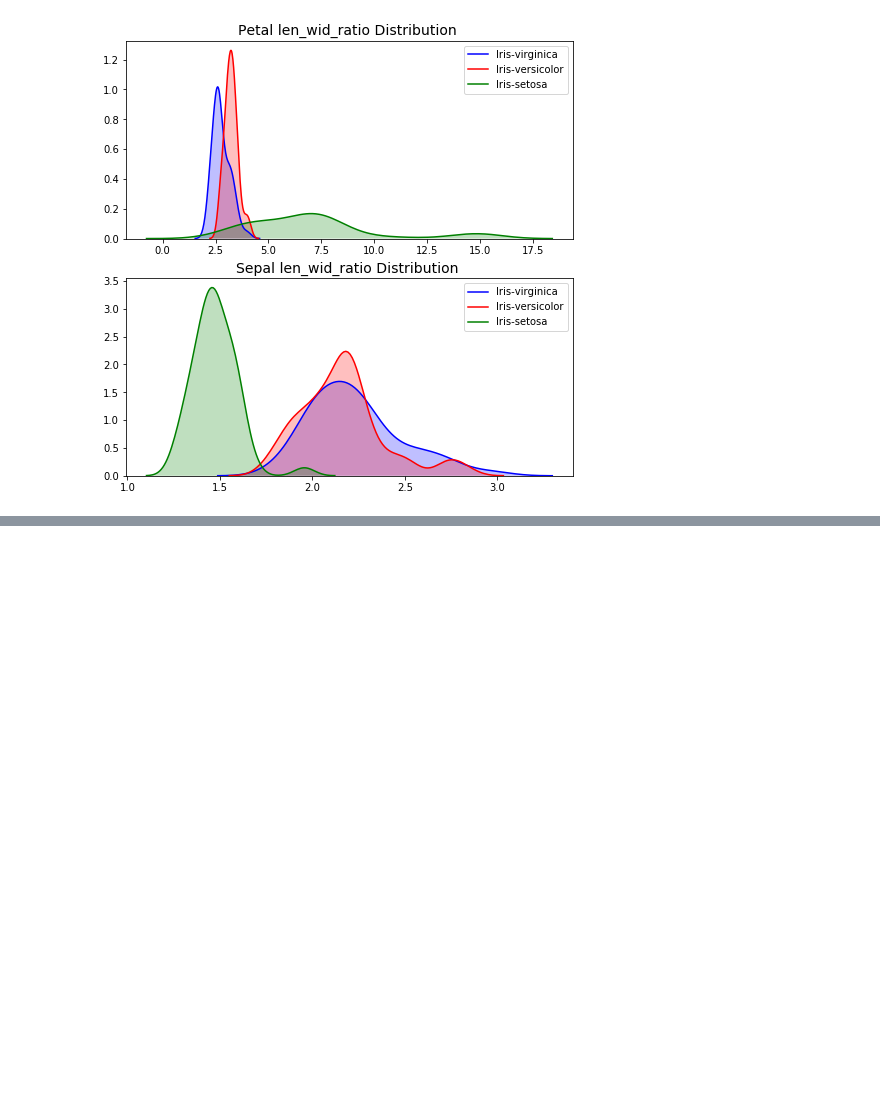
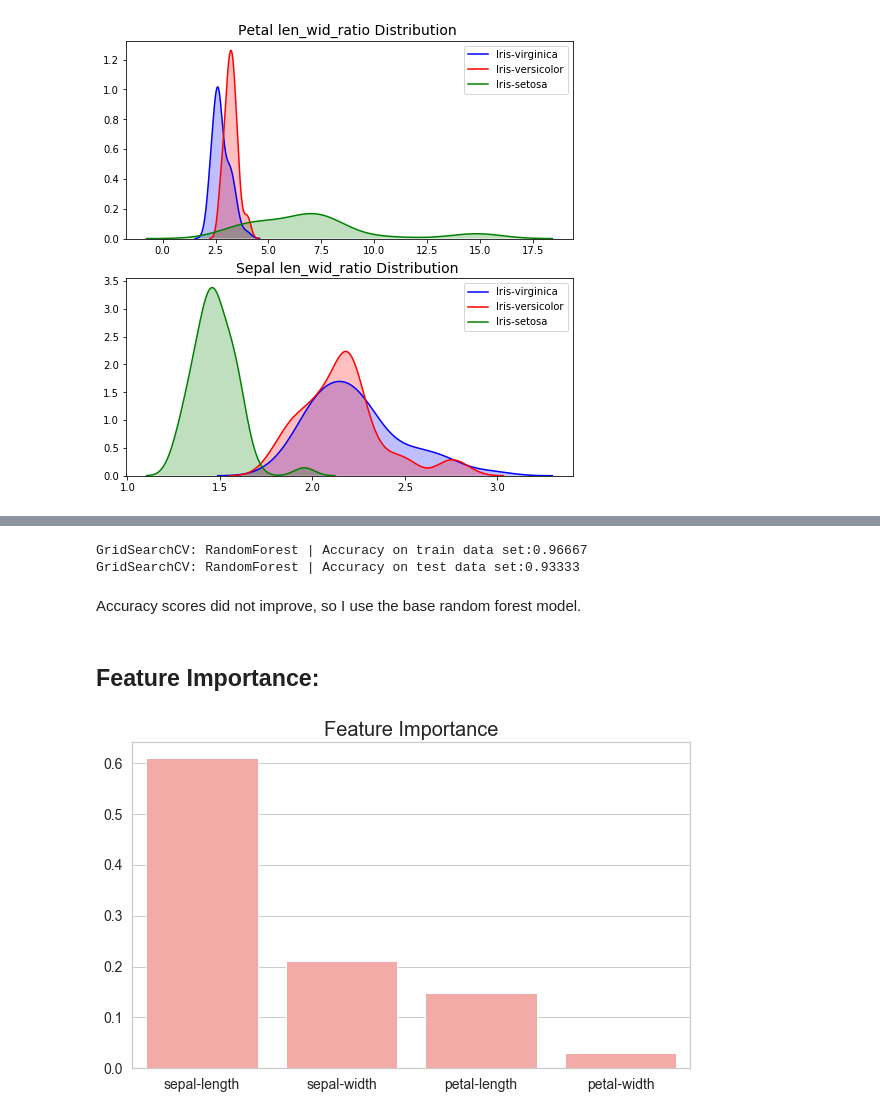
Before and after one commit to Sunanda1/ML-ZeroToDeepDive, a Jupyter notebook: Machine Learning Pipeline- Iris dataset.ipynb, the cells around one changed output, grey strips where cells are left out. Cells and saved outputs as stored; diff of their text form; code cells hidden in the pictures; blank space fills up the shorter version.

Commit message:
Added Random Forest Classifier

```diff
--- a/Machine Learning Pipeline- Iris dataset.ipynb
+++ b/Machine Learning Pipeline- Iris dataset.ipynb
@@ -134,0 +148,4 @@ ax[1].set_title("Sepal len_wid_ratio Distribution ", fontsize=14);
+# %%
+X_1 = df_iris.drop(columns=['petal_len_wid_ratio', 'sepal_len_wid_ratio', 'class'])
+Y_1 = df_iris['class']
+X_train_1, X_test_1, Y_train_1, Y_test_1 = train_test_split(X, Y, test_size=0.2, random_state=20)
@@ -134,0 +210,6 @@ ax[1].set_title("Sepal len_wid_ratio Distribution ", fontsize=14);
+# %%
+# Base line Random Forest model
+rf = RandomForestClassifier(random_state=seed)
+rf.fit(X_train_1, Y_train_1)
+print("Base-line Model | Accuracy on train data set:%.5f" %eval_model(X_train_1,Y_train_1, rf).mean())
+print("Base-line Model | Accuracy on test data set:%.5f" %eval_model(X_test_1,Y_test_1, rf).mean())
@@ -134,0 +328,22 @@ ax[1].set_title("Sepal len_wid_ratio Distribution ", fontsize=14);
+# %%
+best_grid = grid_search.best_estimator_
+print("GridSearchCV: RandomForest | Accuracy on train data set:%.5f" %eval_model(X_train_1,Y_train_1, best_grid).mean())
+print("GridSearchCV: RandomForest | Accuracy on test data set:%.5f" %eval_model(X_test_1,Y_test_1, best_grid).mean())
+# %% [output]
+GridSearchCV: RandomForest | Accuracy on train data set:0.96667
+GridSearchCV: RandomForest | Accuracy on test data set:0.93333
+# %% [markdown]
+Accuracy scores did not improve, so I use the base random forest model.
+# %% [markdown]
+## Feature Importance:
+# %%
+plt.figure(figsize=(10, 6))
+feature_importances = pd.Series(rf.feature_importances_, index=X_1.columns)
+feature_importances.sort_values(inplace=True, ascending=False)
+sns.set_color_codes("pastel")
+sns.barplot(x=X_1.columns, y=feature_importances, color="r")
+plt.xticks(size=14)
+plt.yticks(size=14)
+plt.title("Feature Importance", size=20);
+# %% [output]
+[figure, added]
```
Also changed, not shown: parts of 28 cells of this notebook.
